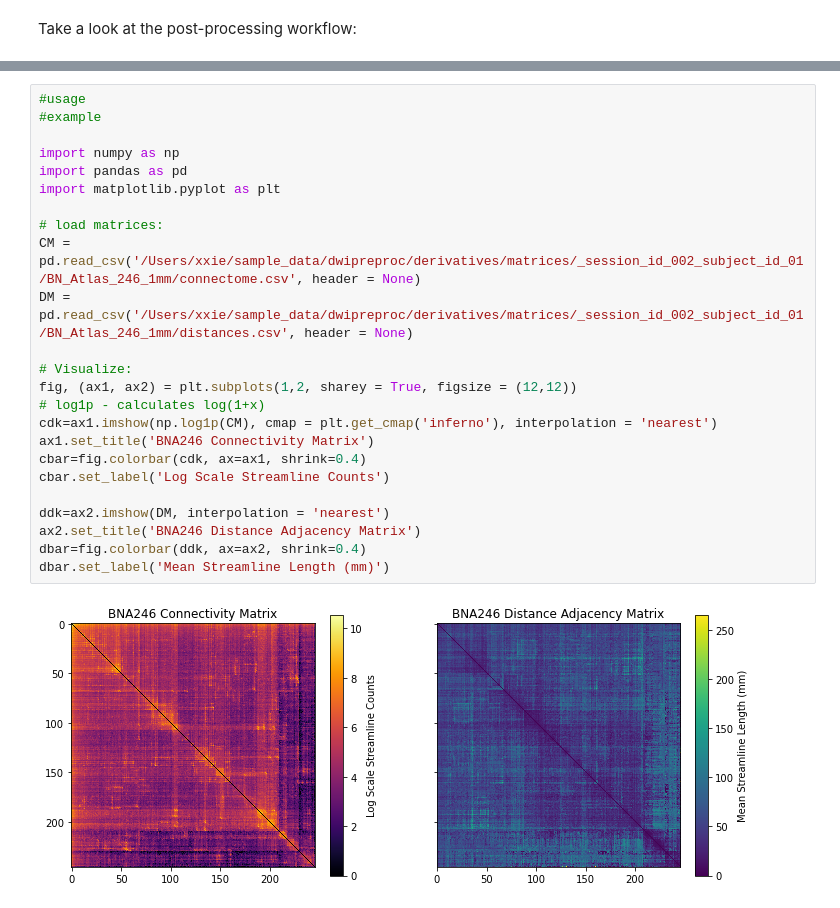
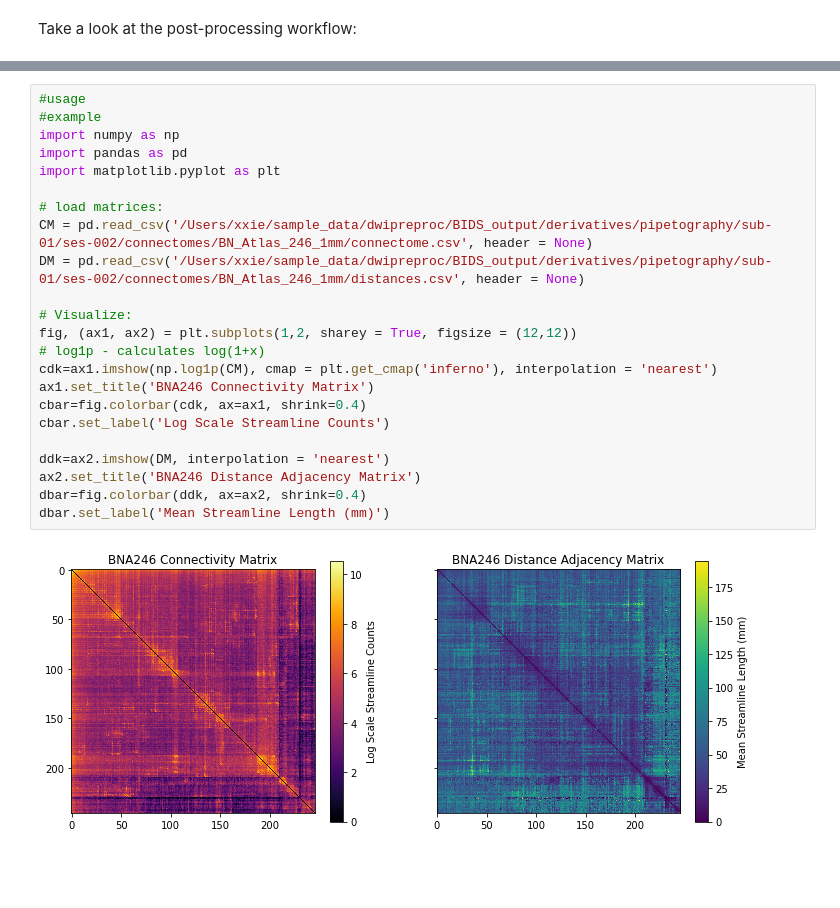
Before and after one commit to axiezai/pipetography, a Jupyter notebook: 03_connectomes.ipynb, the cells around one changed output, grey strips where cells are left out. Drawn from its saved outputs; the diff is of its cells as text; blank space fills up the shorter version.

```diff
--- a/03_connectomes.ipynb
+++ b/03_connectomes.ipynb
@@ -180,26 +205,25 @@ Running workflow with 2 parallel processes
 # %%
 #usage
 #example
-
 import numpy as np
 import pandas as pd
 import matplotlib.pyplot as plt
 
 # load matrices:
-CM = pd.read_csv('/Users/xxie/sample_data/dwipreproc/derivatives/matrices/_session_id_002_subject_id_01/BN_Atlas_246_1mm/connectome.csv', header = None)
-DM = pd.read_csv('/Users/xxie/sample_data/dwipreproc/derivatives/matrices/_session_id_002_subject_id_01/BN_Atlas_246_1mm/distances.csv', header = None)
+CM = pd.read_csv('/Users/xxie/sample_data/dwipreproc/BIDS_output/derivatives/pipetography/sub-01/ses-002/connectomes/BN_Atlas_246_1mm/connectome.csv', header = None)
+DM = pd.read_csv('/Users/xxie/sample_data/dwipreproc/BIDS_output/derivatives/pipetography/sub-01/ses-002/connectomes/BN_Atlas_246_1mm/distances.csv', header = None)
 
 # Visualize:
 fig, (ax1, ax2) = plt.subplots(1,2, sharey = True, figsize = (12,12))
 # log1p - calculates log(1+x)
 cdk=ax1.imshow(np.log1p(CM), cmap = plt.get_cmap('inferno'), interpolation = 'nearest')
 ax1.set_title('BNA246 Connectivity Matrix')
 cbar=fig.colorbar(cdk, ax=ax1, shrink=0.4)
 cbar.set_label('Log Scale Streamline Counts')
 
 ddk=ax2.imshow(DM, interpolation = 'nearest')
 ax2.set_title('BNA246 Distance Adjacency Matrix')
 dbar=fig.colorbar(ddk, ax=ax2, shrink=0.4)
 dbar.set_label('Mean Streamline Length (mm)')
 # %% [output]
-[figure, old version]
+[figure, new version]
```
Also changed, not shown: parts of 6 cells of this notebook, 7 other files.
